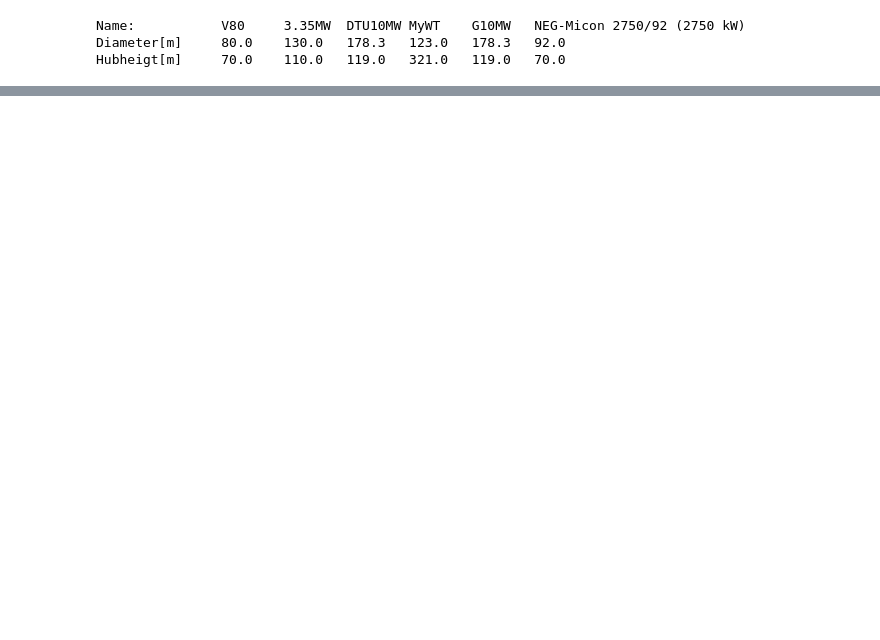
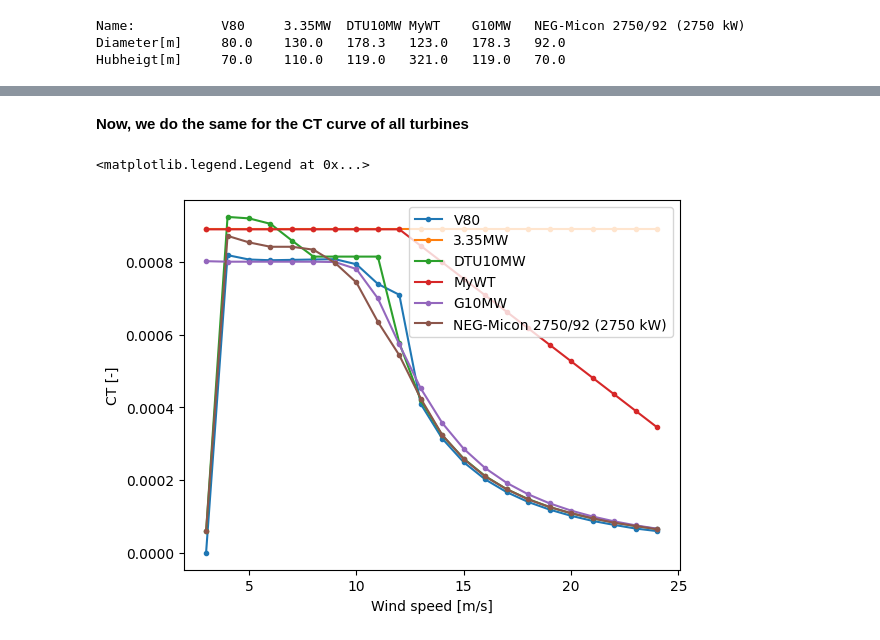
Before and after one commit to DTUWindEnergy/PyWake, a Jupyter notebook: docs/notebooks/WindTurbines.ipynb, the cells around one changed output, grey strips where cells are left out. Cells and saved outputs as stored; diff of their text form; code cells hidden in the pictures; blank space fills up the shorter version.

```diff
--- a/docs/notebooks/WindTurbines.ipynb
+++ b/docs/notebooks/WindTurbines.ipynb
@@ -31,4 +38,5 @@ dtu10mw = DTU10MW()
 # %%
 from py_wake.examples.data import wtg_path
+
 wtg_file = os.path.join(wtg_path, 'NEG-Micon-2750.wtg')
-neg2750 = WindTurbines.from_WAsP_wtg(wtg_file)
+neg2750 = WindTurbine.from_WAsP_wtg(wtg_file)
@@ -58,6 +78,6 @@ gen_wt = GenericWindTurbine('G10MW', 178.3, 119, power_norm=10000, turbulence_in
 You can collect a list of different turbine types into a single WindTurbines object
 # %%
-wts = WindTurbines.from_WindTurbine_lst([v80,iea37,dtu10mw,my_wt,gen_wt,neg2750])
+wts = WindTurbine.from_WindTurbine_lst([v80,iea37,dtu10mw,my_wt,gen_wt,neg2750])
 # %%
 types = wts.types()
 print ("Name:\t\t%s" % "\t".join(wts.name(types)))
@@ -337,0 +105,12 @@ wts.plot_yz(np.array([-600,0,600]), wd=0, types=[0,1,2], yaw=[-30, 10, 90])
+# %% [markdown]
+**Now, we do the same for the CT curve of all turbines**
+# %%
+plt.xlabel('Wind speed [m/s]')
+plt.ylabel('CT [-]')
+
+for t in types:
+    plt.plot(ws, wts.ct(ws, type=t)*1e-3,'.-', label=wts.name(t))
+plt.legend(loc=1)
+# %% [output]
+<matplotlib.legend.Legend at 0x...>
+[figure, added]
```
Also changed, not shown: parts of 76 cells of this notebook, 23 other files.
